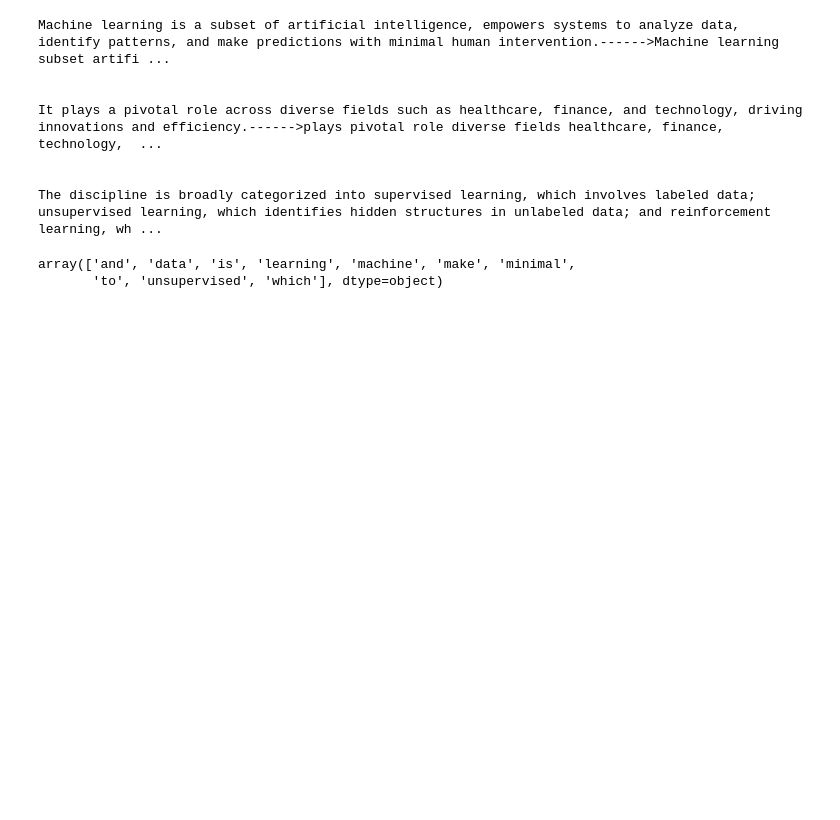
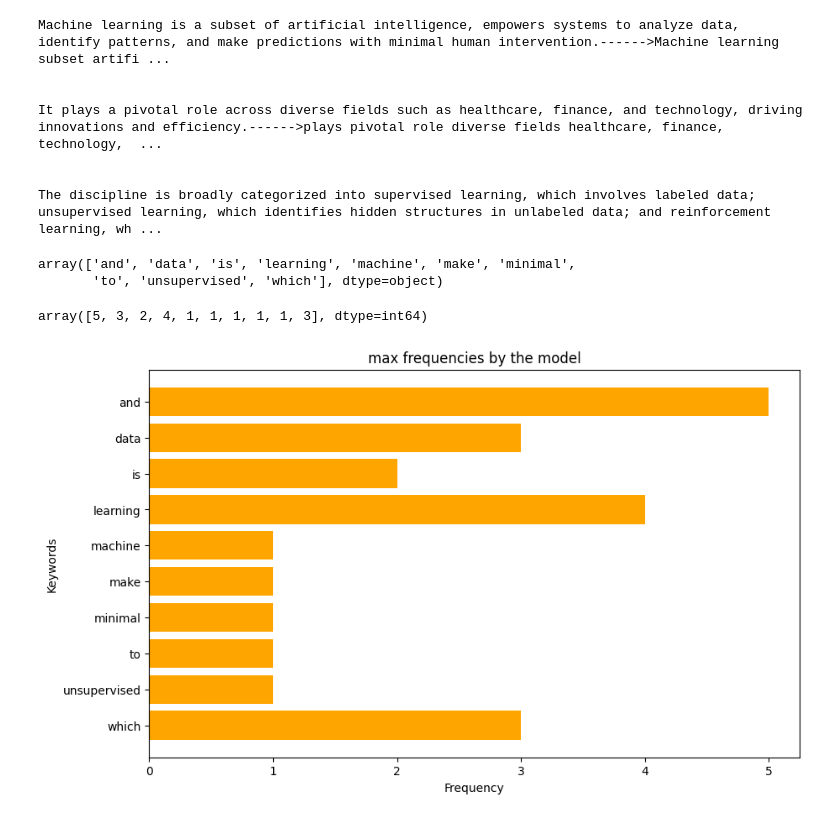
Before and after one commit to isatyamks/NLP, a Jupyter notebook: cookbook/question generation model.ipynb, the cells around one changed output. Cells and saved outputs as stored; diff of their text form; code cells hidden in the pictures; blank space fills up the shorter version.

```diff
--- a/cookbook/question generation model.ipynb
+++ b/cookbook/question generation model.ipynb
@@ -94,10 +96,22 @@ vectorizer = CountVectorizer(max_features=10)
 count_matrix = vectorizer.fit_transform(sentences)
 # %%
 keywords = vectorizer.get_feature_names_out()
+keywords
+# %% [output]
+array(['and', 'data', 'is', 'learning', 'machine', 'make', 'minimal',
+       'to', 'unsupervised', 'which'], dtype=object)
-# %%
-keywords
-# %% [output]
-array(['and', 'data', 'is', 'learning', 'machine', 'make', 'minimal',
-       'to', 'unsupervised', 'which'], dtype=object)
 # %%
-frequencies = matrix.toarray().sum(axis=0)
+frequencies = count_matrix.toarray().sum(axis=0)
+frequencies
+# %% [output]
+array([5, 3, 2, 4, 1, 1, 1, 1, 1, 3], dtype=int64)
+# %%
+plt.figure(figsize=(10, 6))
+plt.barh(keywords, frequencies, color='orange')
+plt.xlabel('Frequency')
+plt.ylabel('Keywords')
+plt.title('max frequencies by the model')
+plt.gca().invert_yaxis()
+plt.show()
+# %% [output]
+[figure, added]
```
Also changed, not shown: parts of 7 cells of this notebook.
